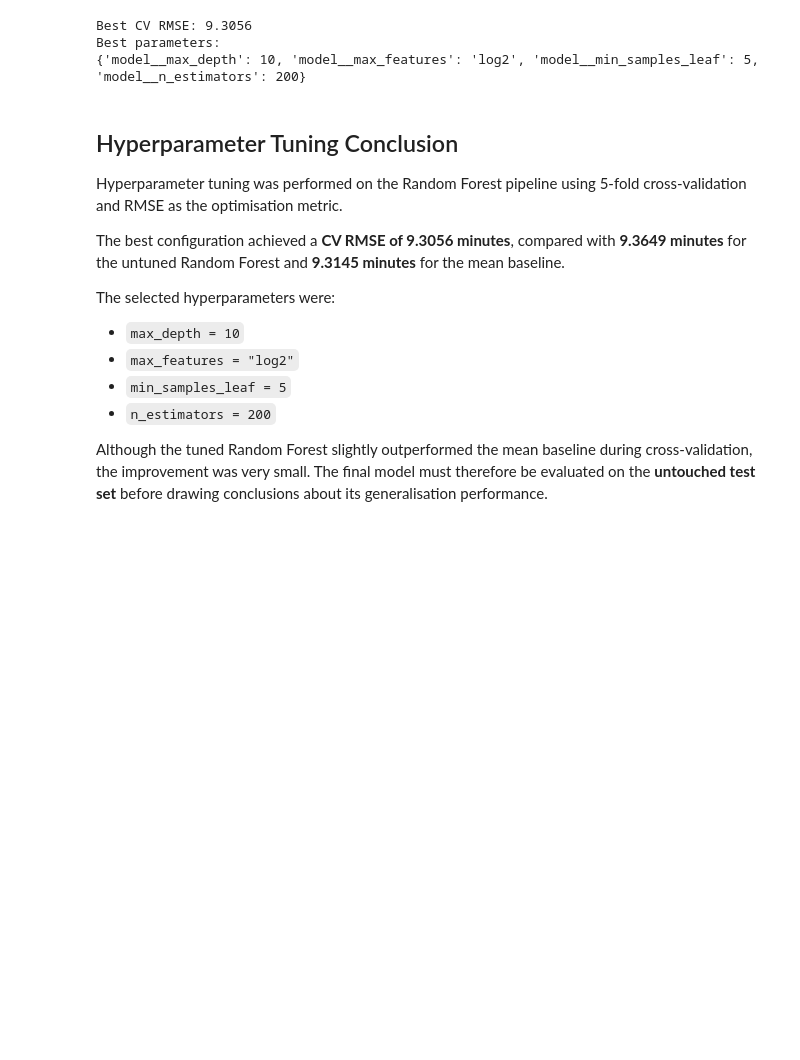
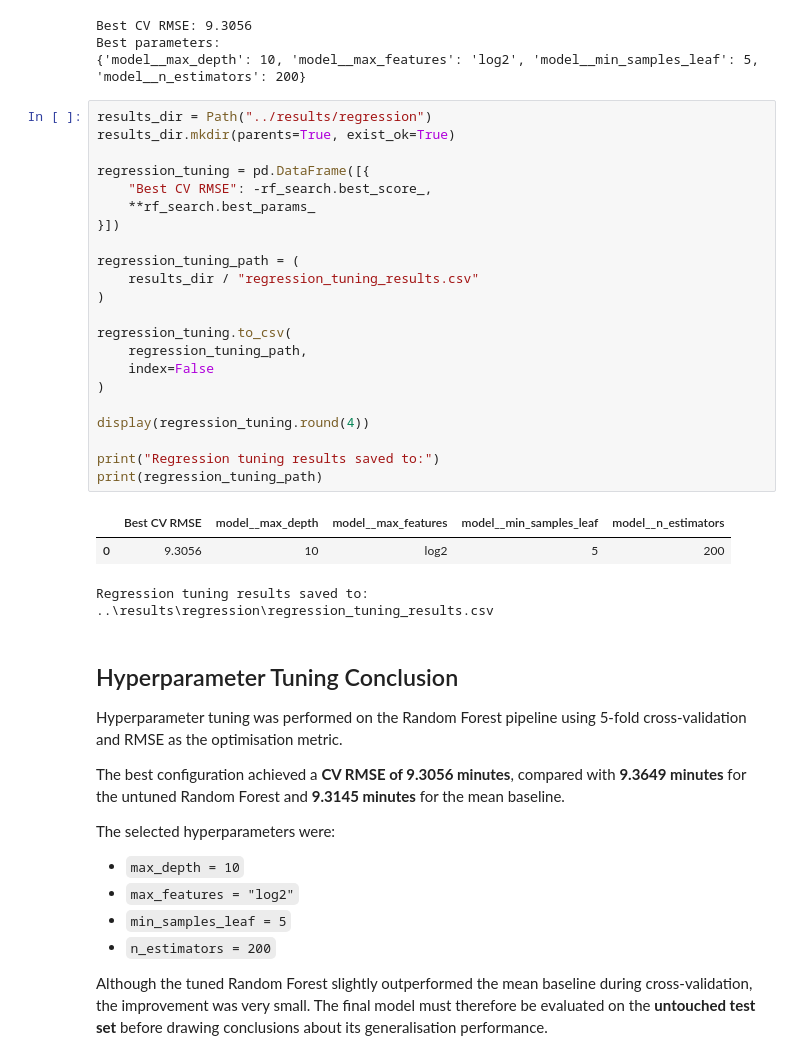
Before and after one commit to srisathvika/Public-Transport-Delay-Prediction, a Jupyter notebook: notebooks/04_Regression_Model_Building_and_Evaluation.ipynb, the cells around one changed output. Saved outputs shown, nothing was run; the diff lists cells and outputs as text; blank space fills up the shorter version.

```diff
--- a/notebooks/04_Regression_Model_Building_and_Evaluation.ipynb
+++ b/notebooks/04_Regression_Model_Building_and_Evaluation.ipynb
@@ -572,6 +588,33 @@ print(rf_search.best_params_)
 Best CV RMSE: 9.3056
 Best parameters:
 {'model__max_depth': 10, 'model__max_features': 'log2', 'model__min_samples_leaf': 5, 'model__n_estimators': 200}
+# %%
+results_dir = Path("../results/regression")
+results_dir.mkdir(parents=True, exist_ok=True)
+
+regression_tuning = pd.DataFrame([{
+    "Best CV RMSE": -rf_search.best_score_,
+    **rf_search.best_params_
+}])
+
+regression_tuning_path = (
+    results_dir / "regression_tuning_results.csv"
+)
+
+regression_tuning.to_csv(
+    regression_tuning_path,
+    index=False
+)
+
+display(regression_tuning.round(4))
+
+print("Regression tuning results saved to:")
+print(regression_tuning_path)
+# %% [output]
+|  | Best CV RMSE | model__max_depth | model__max_features | model__min_samples_leaf | model__n_estimators |
+| 0 | 9.3056 | 10 | log2 | 5 | 200 |
+Regression tuning results saved to:
+..\results\regression\regression_tuning_results.csv
 # %% [markdown]
 ## Hyperparameter Tuning Conclusion
 
```
Also changed, not shown: parts of 3 cells of this notebook, 14 other files.
